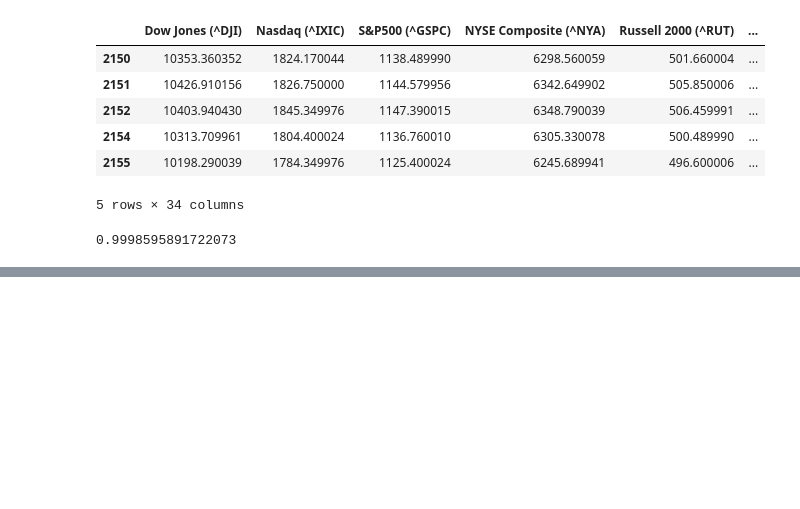
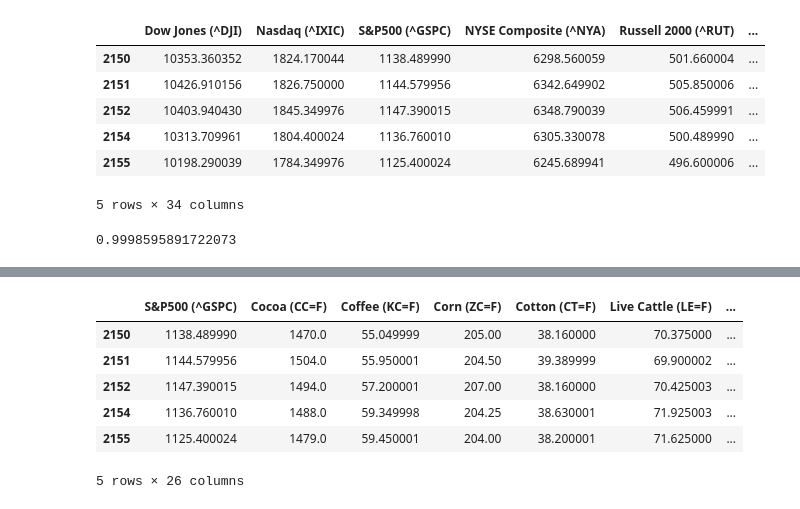
Before and after one commit to seancary62/historic-stock-market-exploration, a Jupyter notebook: historic-stock-market-exploration.ipynb, the cells around one changed output, grey strips where cells are left out. Saved outputs shown, nothing was run; the diff lists cells and outputs as text; code cells hidden in the pictures; blank space fills up the shorter version.

Commit message:
Kaggle Notebook | historic-stock-market-exploration | Version 7

```diff
--- a/historic-stock-market-exploration.ipynb
+++ b/historic-stock-market-exploration.ipynb
@@ -325,0 +329,14 @@ model.score(X_test, y_test)
+# %%
+# Drop OJ, Ethanol, and Crude Oil-Brent from the model
+df_market_data_cleaned_2 = df_market_data_cleaned.drop(['Dow Jones (^DJI)', 'Nasdaq (^IXIC)', 'NYSE Composite (^NYA)', 'Russell 2000 (^RUT)',
+                'CBOE Volitility (^VIX)', 'DAX Index (^GDAXI)', 'FTSE 100 (^FTSE)', 'Hang Seng Index (^HSI)'], axis=1)
+
+df_market_data_cleaned_2.head()
+# %% [output]
+|  | S&P500 (^GSPC) | Cocoa (CC=F) | Coffee (KC=F) | Corn (ZC=F) | Cotton (CT=F) | Live Cattle (LE=F) | ... |
+| 2150 | 1138.489990 | 1470.0 | 55.049999 | 205.00 | 38.160000 | 70.375000 | ... |
+| 2151 | 1144.579956 | 1504.0 | 55.950001 | 204.50 | 39.389999 | 69.900002 | ... |
+| 2152 | 1147.390015 | 1494.0 | 57.200001 | 207.00 | 38.160000 | 70.425003 | ... |
+| 2154 | 1136.760010 | 1488.0 | 59.349998 | 204.25 | 38.630001 | 71.925003 | ... |
+| 2155 | 1125.400024 | 1479.0 | 59.450001 | 204.00 | 38.200001 | 71.625000 | ... |
+5 rows × 26 columns
```
Also changed, not shown: parts of 1 cell of this notebook.
